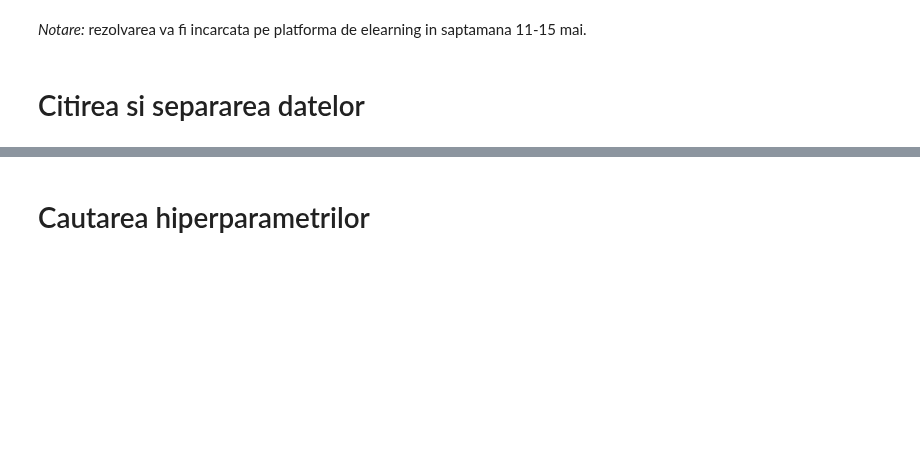
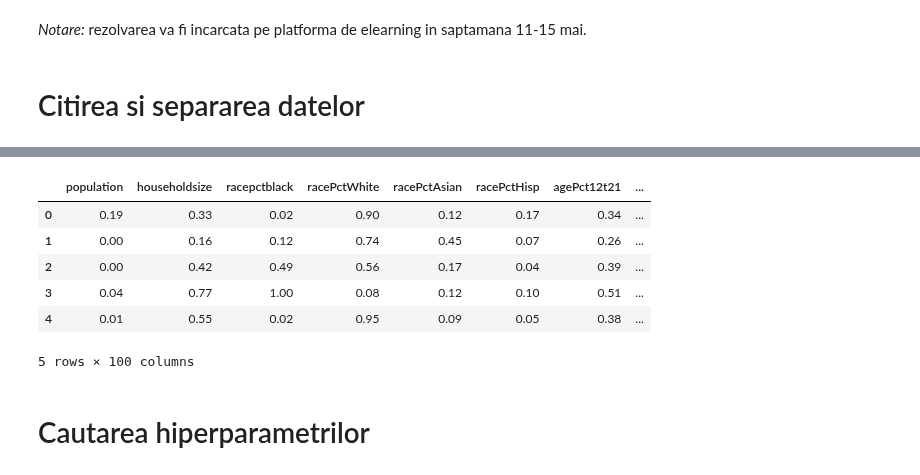
Before and after one commit to Bianca008/IDS_Lixandru_Pepene, a Jupyter notebook: Laborator9/Laborator9.ipynb, the cells around one changed output, grey strips where cells are left out. Saved outputs shown, nothing was run; the diff lists cells and outputs as text; code cells hidden in the pictures; blank space fills up the shorter version.

```diff
--- a/Laborator9/Laborator9.ipynb
+++ b/Laborator9/Laborator9.ipynb
@@ -75,0 +118,44 @@ dataframe_housing_y = dataframe_housing.values[:, -1]
+# %%
+dataframe_communities_names = ['state', 'county', 'community', 'communityname', 'fold', 'population', 'householdsize',
+                               'racepctblack', 'racePctWhite', 'racePctAsian', 'racePctHisp', 'agePct12t21',
+                               'agePct12t29', 'agePct16t24', 'agePct65up', 'numbUrban', 'pctUrban', 'medIncome',
+                               'pctWWage', 'pctWFarmSelf', 'pctWInvInc', 'pctWSocSec', 'pctWPubAsst', 'pctWRetire',
+                               'medFamInc', 'perCapInc', 'whitePerCap', 'blackPerCap', 'indianPerCap', 'AsianPerCap',
+                               'OtherPerCap', 'HispPerCap', 'NumUnderPov', 'PctPopUnderPov', 'PctLess9thGrade',
+                               'PctNotHSGrad', 'PctBSorMore', 'PctUnemployed', 'PctEmploy', 'PctEmplManu',
+                               'PctEmplProfServ', 'PctOccupManu', 'PctOccupMgmtProf', 'MalePctDivorce',
+                               'MalePctNevMarr', 'FemalePctDiv', 'TotalPctDiv', 'PersPerFam', 'PctFam2Par',
+                               'PctKids2Par', 'PctYoungKids2Par', 'PctTeen2Par', 'PctWorkMomYoungKids',
+                               'PctWorkMom', 'NumIlleg', 'PctIlleg', 'NumImmig', 'PctImmigRecent', 'PctImmigRec5',
+                               'PctImmigRec8', 'PctImmigRec10', 'PctRecentImmig', 'PctRecImmig5', 'PctRecImmig8',
+                               'PctRecImmig10', 'PctSpeakEnglOnly', 'PctNotSpeakEnglWell', 'PctLargHouseFam',
+                               'PctLargHouseOccup', 'PersPerOccupHous', 'PersPerOwnOccHous', 'PersPerRentOccHous',
+                               'PctPersOwnOccup', 'PctPersDenseHous', 'PctHousLess3BR', 'MedNumBR', 'HousVacant',
+                               'PctHousOccup', 'PctHousOwnOcc', 'PctVacantBoarded', 'PctVacMore6Mos', 'MedYrHousBuilt',
+                               'PctHousNoPhone', 'PctWOFullPlumb', 'OwnOccLowQuart', 'OwnOccMedVal', 'OwnOccHiQuart',
+                               'RentLowQ', 'RentMedian', 'RentHighQ', 'MedRent', 'MedRentPctHousInc',
+                               'MedOwnCostPctInc', 'MedOwnCostPctIncNoMtg', 'NumInShelters', 'NumStreet',
+                               'PctForeignBorn', 'PctBornSameState', 'PctSameHouse85', 'PctSameCity85',
+                               'PctSameState85', 'LemasSwornFT', 'LemasSwFTPerPop', 'LemasSwFTFieldOps',
+                               'LemasSwFTFieldPerPop', 'LemasTotalReq', 'LemasTotReqPerPop', 'PolicReqPerOffic',
+                               'PolicPerPop', 'RacialMatchCommPol', 'PctPolicWhite', 'PctPolicBlack', 'PctPolicHisp',
+                               'PctPolicAsian', 'PctPolicMinor', 'OfficAssgnDrugUnits', 'NumKindsDrugsSeiz',
+                               'PolicAveOTWorked', 'LandArea', 'PopDens', 'PctUsePubTrans', 'PolicCars',
+                               'PolicOperBudg', 'LemasPctPolicOnPatr', 'LemasGangUnitDeploy', 'LemasPctOfficDrugUn',
+                               'PolicBudgPerPop', 'ViolentCrimesPerPop']
+
+dataframe_communities = pd.read_csv('data\communities\communities.data', names = dataframe_communities_names)
+
+dataframe_communities = dataframe_communities.drop(columns = ['state', 'county', 'community', 'communityname', 'fold'])
+dataframe_communities = dataframe_communities.replace('?', np.nan)
+dataframe_communities = dataframe_communities.dropna(axis = 1)
+
+dataframe_communities.head()
+# %% [output]
+|  | population | householdsize | racepctblack | racePctWhite | racePctAsian | racePctHisp | agePct12t21 | ... |
+| 0 | 0.19 | 0.33 | 0.02 | 0.90 | 0.12 | 0.17 | 0.34 | ... |
+| 1 | 0.00 | 0.16 | 0.12 | 0.74 | 0.45 | 0.07 | 0.26 | ... |
+| 2 | 0.00 | 0.42 | 0.49 | 0.56 | 0.17 | 0.04 | 0.39 | ... |
+| 3 | 0.04 | 0.77 | 1.00 | 0.08 | 0.12 | 0.10 | 0.51 | ... |
+| 4 | 0.01 | 0.55 | 0.02 | 0.95 | 0.09 | 0.05 | 0.38 | ... |
+5 rows × 100 columns
```
Also changed, not shown: parts of 33 cells of this notebook, 11 other files.
